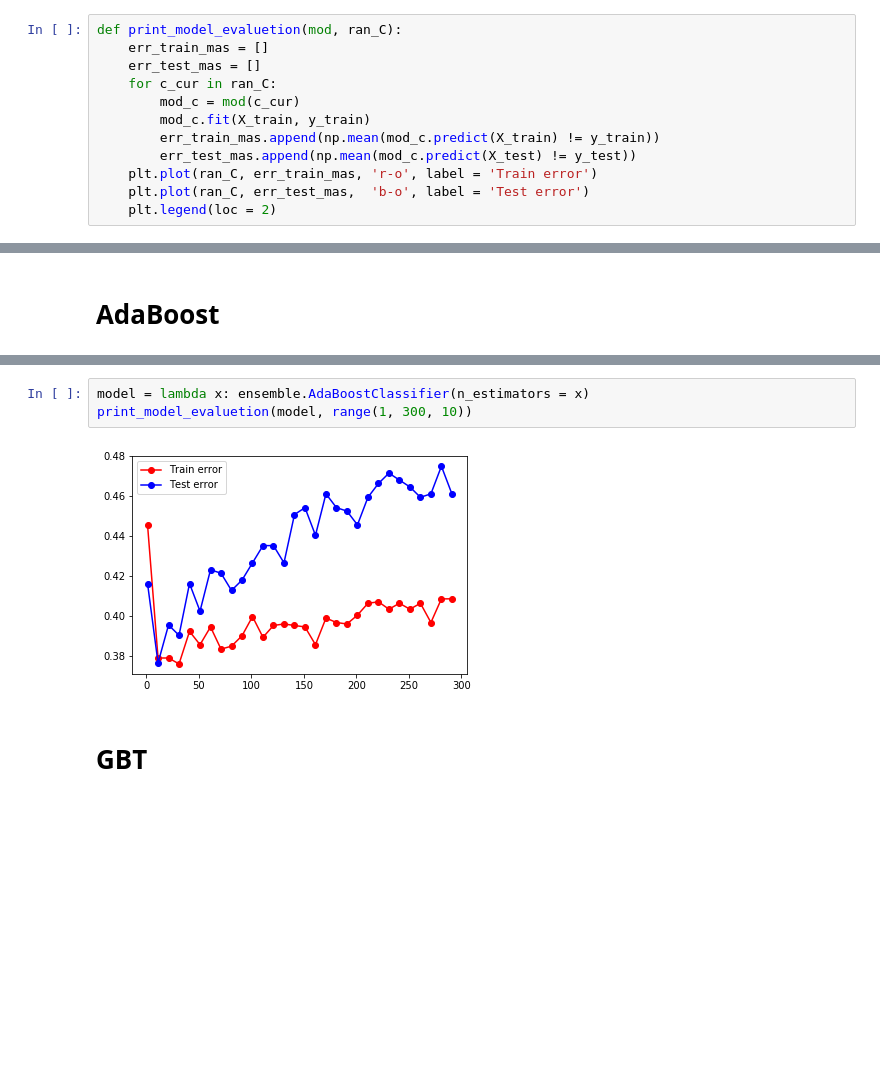
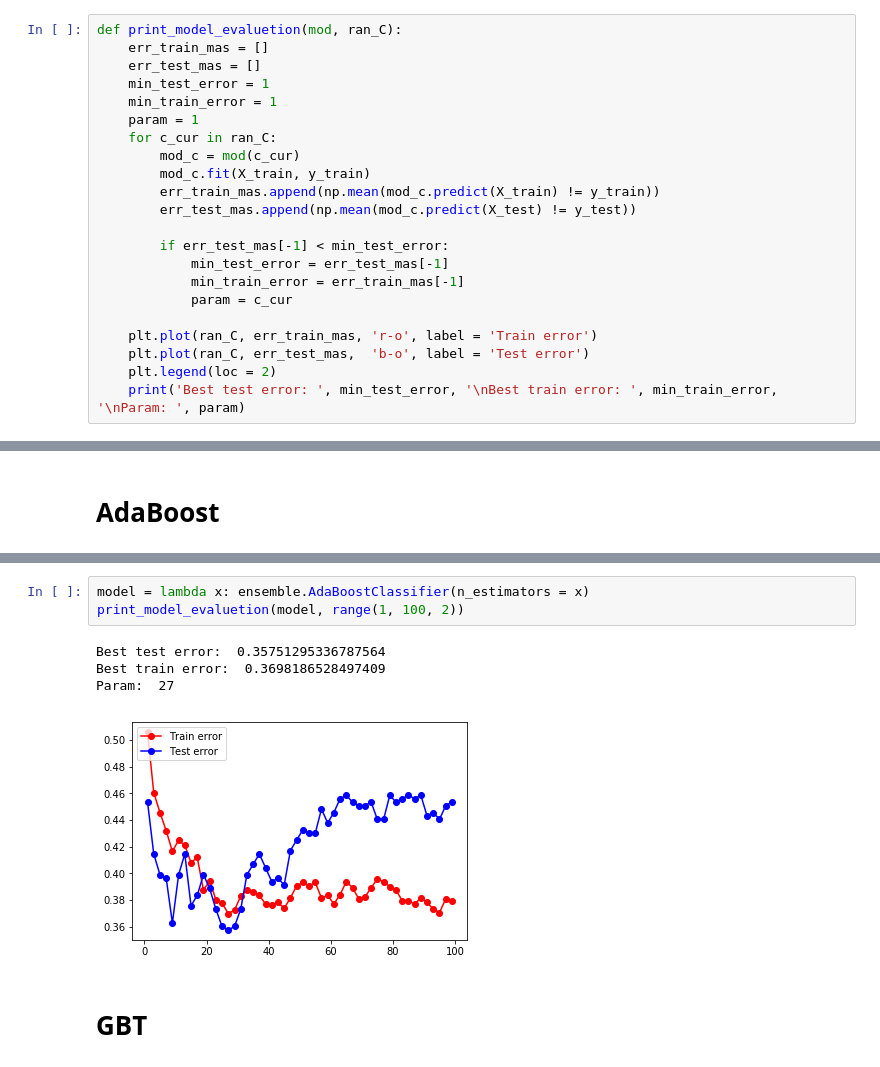
Before and after one commit to DaniilRoman/avito_data_mining, a Jupyter notebook: flats_avito.ipynb, the cells around one changed output, grey strips where cells are left out. Saved outputs shown, nothing was run; the diff lists cells and outputs as text; blank space fills up the shorter version.

```diff
--- a/flats_avito.ipynb
+++ b/flats_avito.ipynb
@@ -617,14 +617,24 @@ err_test
 def print_model_evaluetion(mod, ran_C):
     err_train_mas = []
     err_test_mas = []
+    min_test_error = 1
+    min_train_error = 1
+    param = 1
     for c_cur in ran_C:
         mod_c = mod(c_cur)
         mod_c.fit(X_train, y_train)
         err_train_mas.append(np.mean(mod_c.predict(X_train) != y_train))
         err_test_mas.append(np.mean(mod_c.predict(X_test) != y_test))
+
+        if err_test_mas[-1] < min_test_error:
+            min_test_error = err_test_mas[-1]
+            min_train_error = err_train_mas[-1]
+            param = c_cur
+
     plt.plot(ran_C, err_train_mas, 'r-o', label = 'Train error')
     plt.plot(ran_C, err_test_mas,  'b-o', label = 'Test error')
     plt.legend(loc = 2)
+    print('Best test error: ', min_test_error, '\nBest train error: ', min_train_error, '\nParam: ', param)
 # %%
 model = lambda x: KNeighborsClassifier(n_neighbors = x)
 print_model_evaluetion(model, range(1, 100, 2))
@@ -799,8 +819,11 @@ err_test :  0.38860103626943004
 # %%
 model = lambda x: ensemble.AdaBoostClassifier(n_estimators = x)
-print_model_evaluetion(model, range(1, 300, 10))
+print_model_evaluetion(model, range(1, 100, 2))
 # %% [output]
+Best test error:  0.35751295336787564
+Best train error:  0.3698186528497409
+Param:  27
-[figure, old version]
+[figure, new version]
 # %% [markdown]
 # GBT
 # %%
```
Also changed, not shown: parts of 19 cells of this notebook.
